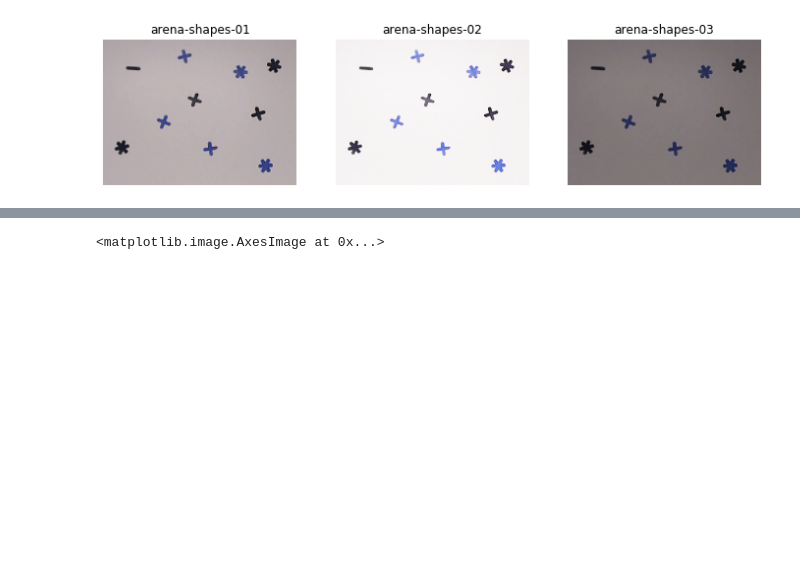
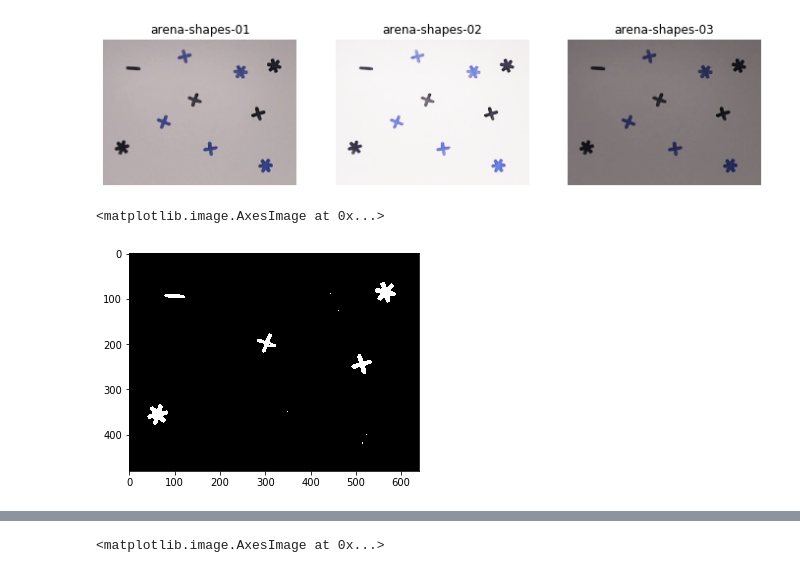
Before and after one commit to Jiang15/Image_analysis_and_pattern-recognition, a Jupyter notebook: Lab 1/lab_01_segmentation.ipynb, the cells around one changed output, grey strips where cells are left out. Saved outputs shown, nothing was run; the diff lists cells and outputs as text; code cells hidden in the pictures; blank space fills up the shorter version.

Commit message:
kmeans+adaptive

```diff
--- a/Lab 1/lab_01_segmentation.ipynb
+++ b/Lab 1/lab_01_segmentation.ipynb
@@ -706,3 +706,15 @@ for ax, im, nm in zip(axes.ravel(), images, im_names):
 plt.show()
 # %% [output]
 [figure]
+# %%
+# Kmeans method
+from sklearn.cluster import KMeans, MeanShift
+img = images[0]
+kmeans = KMeans(n_clusters=3,random_state=0).fit_predict(img.reshape(-1, 3))
+# %%
+k1 = kmeans.copy()
+k1[k1!=1]=0
+plt.imshow(k1.reshape(img.shape[:2]), cmap='gray')
+# %% [output]
+<matplotlib.image.AxesImage at 0x...>
+[figure, added]
```
Also changed, not shown: parts of 8 cells of this notebook.
